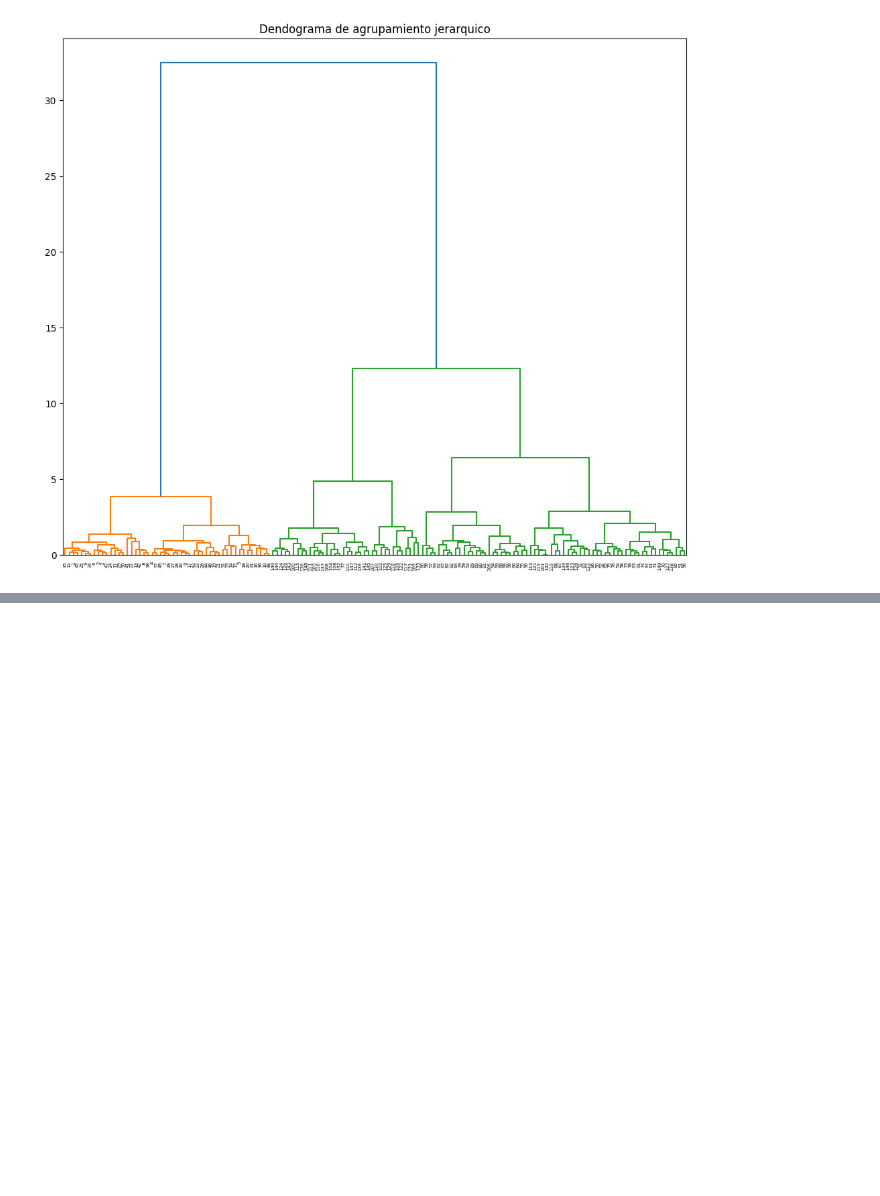
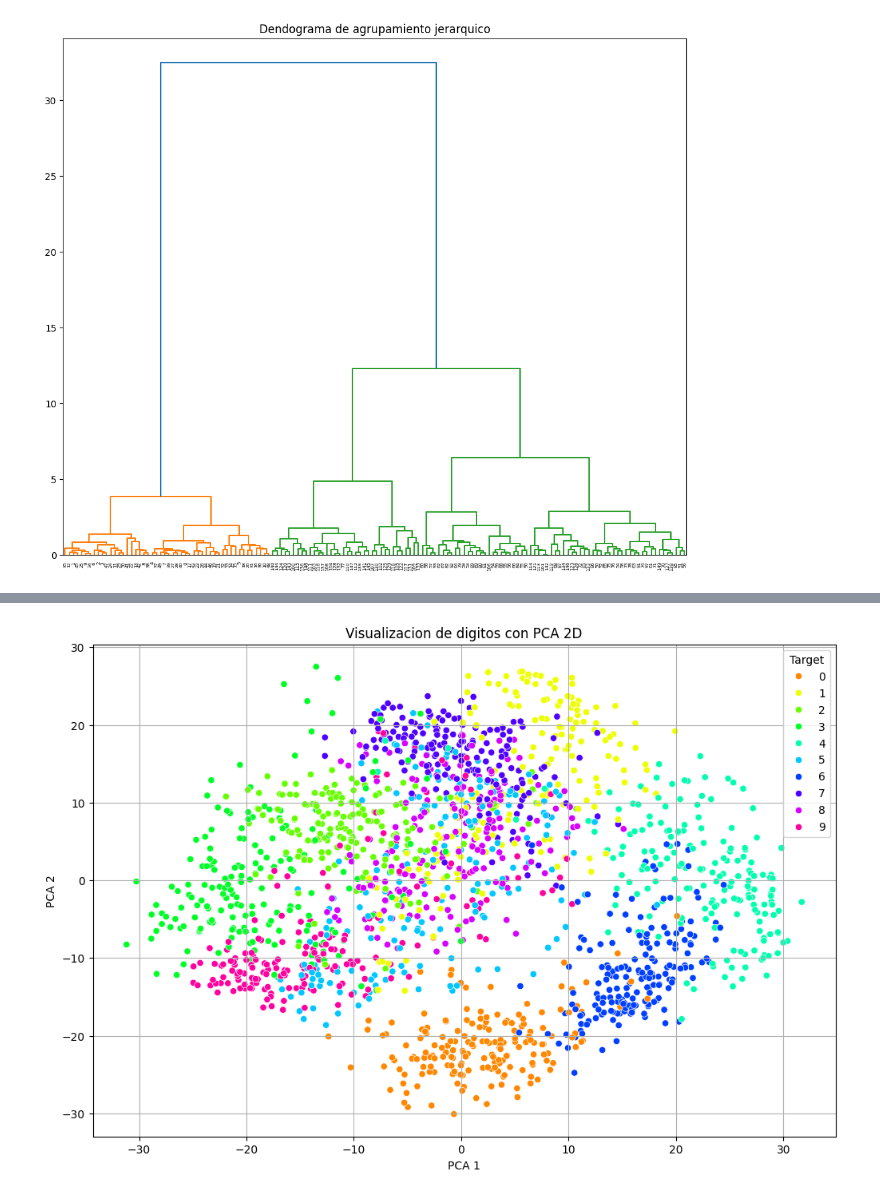
Before and after one commit to MattZG/Portafolio, a Jupyter notebook: Modulo_7.ipynb, the cells around one changed output, grey strips where cells are left out. Saved outputs shown, nothing was run; the diff lists cells and outputs as text; code cells hidden in the pictures; blank space fills up the shorter version.

```diff
--- a/Modulo_7.ipynb
+++ b/Modulo_7.ipynb
@@ -388,0 +437,4 @@ plt.show()
+# %%
+df = pd.DataFrame(digitos.data)
+df['Target'] = digitos.target
+df.head()
@@ -388,0 +449,8 @@ plt.show()
+# %%
+pca = PCA(n_components = 2)
+pca_result_2D = pca.fit_transform(digitos.data)
+
+df['PCA1_2D'] = pca_result_2D[:,0]
+df['PCA2_2D'] = pca_result_2D[:,1]
+
+df.head()
@@ -388,0 +465,9 @@ plt.show()
+# %%
+pca = PCA(n_components = 3)
+pca_result_3D = pca.fit_transform(digitos.data)
+
+df['PCA1_3D'] = pca_result_3D[:,0]
+df['PCA2_3D'] = pca_result_3D[:,1]
+df['PCA3_3D'] = pca_result_3D[:,2]
+
+df.head()
@@ -388,0 +482,12 @@ plt.show()
+# %%
+import seaborn as sns
+
+plt.figure(figsize = (12, 8))
+sns.scatterplot(data = df, x = 'PCA1_2D', y = 'PCA2_2D', hue = 'Target', palette = sns.color_palette('hsv', 10), legend = 'full')
+plt.title('Visualizacion de digitos con PCA 2D')
+plt.xlabel('PCA 1')
+plt.ylabel('PCA 2')
+plt.grid()
+plt.show()
+# %% [output]
+[figure, added]
```
Also changed, not shown: parts of 19 cells of this notebook.
